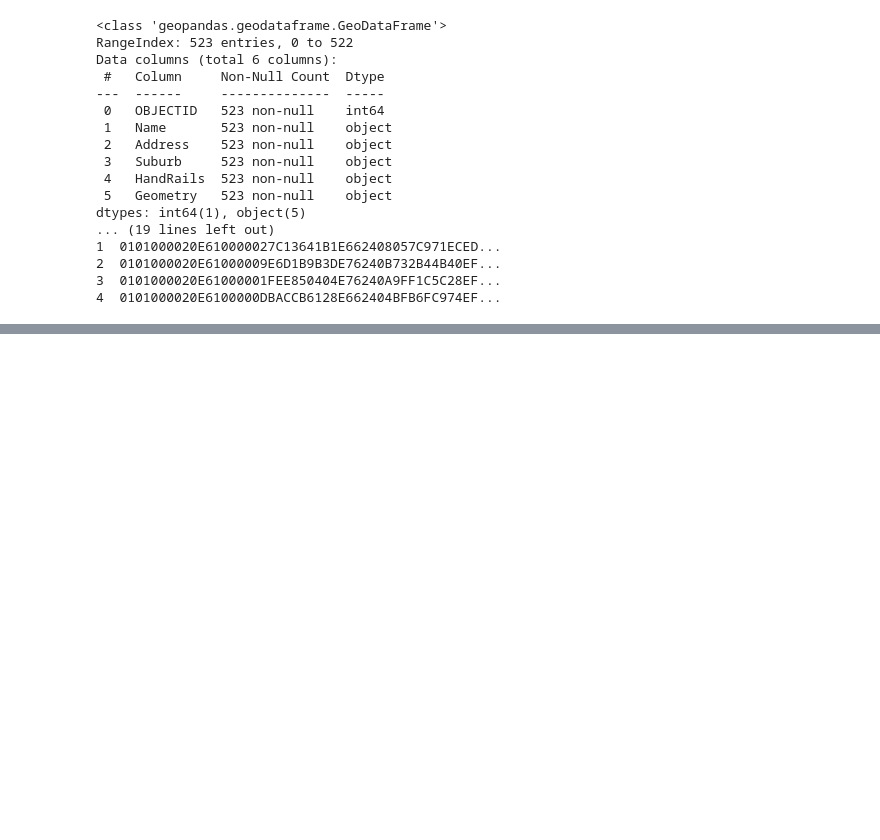
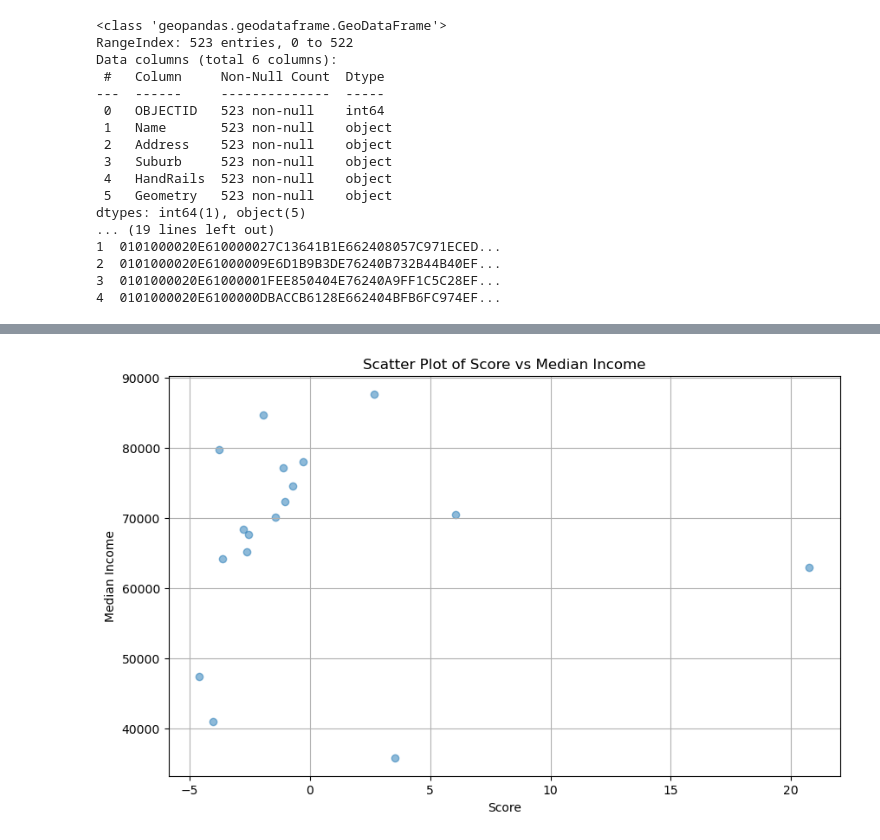
Before and after one commit to Ayush-Singh-31/Sydney-PostgresAnalysis, a Jupyter notebook: Report.ipynb, the cells around one changed output, grey strips where cells are left out. Cells and saved outputs as stored; diff of their text form; code cells hidden in the pictures; blank space fills up the shorter version.

```diff
--- a/Report.ipynb
+++ b/Report.ipynb
@@ -677,0 +975,23 @@ dtypes: int64(1), object(5)
+# %%
+# Add a new column for median income to the zscore table if it doesn't exist
+query(conn, """
+ALTER TABLE zscore ADD IF NOT EXISTS median_income FLOAT;
+UPDATE zscore
+SET median_income = Income.median_income
+FROM Income
+WHERE zscore.SA2_code21 = INCOME.SA2_code21;
+""")
+
+# Query the updated zscore table
+df = pd.read_sql_query(""" SELECT * from zscore;""", conn)
+# %%
+# Create a scatter plot of score vs median income
+plt.figure(figsize=(10, 6))
+plt.scatter(df['score'], df['median_income'], alpha=0.5)
+plt.title('Scatter Plot of Score vs Median Income')
+plt.xlabel('Score')
+plt.ylabel('Median Income')
+plt.grid(True)
+plt.show()
+# %% [output]
+[figure, added]
```
Also changed, not shown: parts of 10 cells of this notebook.
